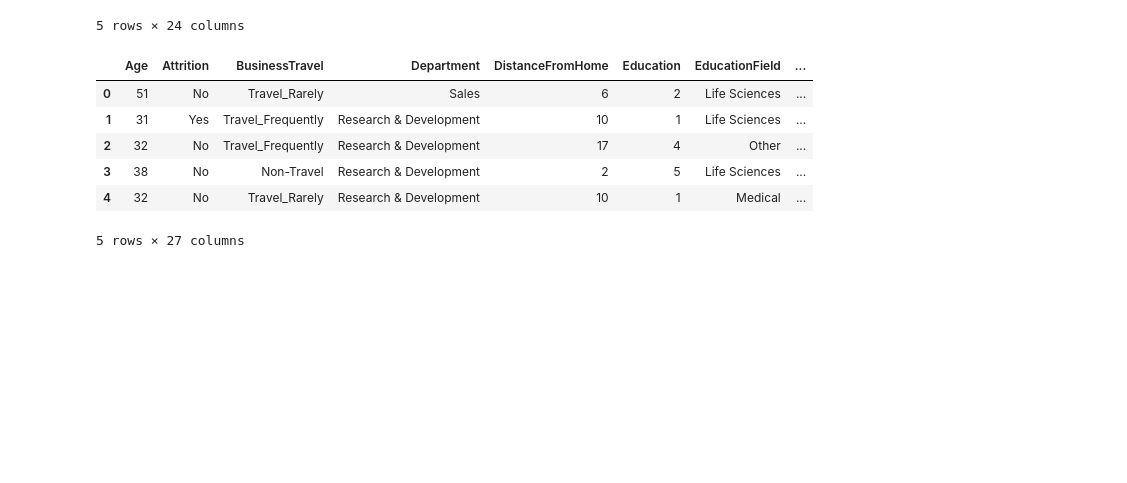
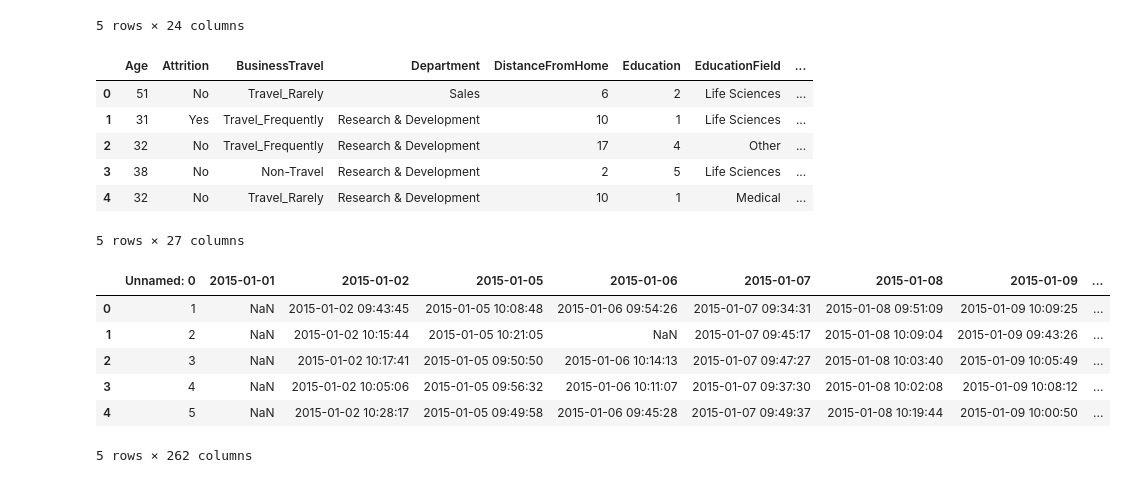
Before and after one commit to masete/Hr-Data-Analytics, a Jupyter notebook: clean-hr.ipynb, the cells around one changed output. Drawn from its saved outputs; the diff is of its cells as text; code cells hidden in the pictures; blank space fills up the shorter version.

```diff
--- a/clean-hr.ipynb
+++ b/clean-hr.ipynb
@@ -48,3 +49,13 @@ new_general_data = general_data.merge(employee_survey_data,left_on='EmployeeID',
 all_data = new_general_data.merge(manager_survey_data,
                                   left_on='EmployeeID',
                                   right_on='EmployeeID')
+# %%
+in_time.head()
+# %% [output]
+|  | Unnamed: 0 | 2015-01-01 | 2015-01-02 | 2015-01-05 | 2015-01-06 | 2015-01-07 | 2015-01-08 | 2015-01-09 | ... |
+| 0 | 1 | NaN | 2015-01-02 09:43:45 | 2015-01-05 10:08:48 | 2015-01-06 09:54:26 | 2015-01-07 09:34:31 | 2015-01-08 09:51:09 | 2015-01-09 10:09:25 | ... |
+| 1 | 2 | NaN | 2015-01-02 10:15:44 | 2015-01-05 10:21:05 | NaN | 2015-01-07 09:45:17 | 2015-01-08 10:09:04 | 2015-01-09 09:43:26 | ... |
+| 2 | 3 | NaN | 2015-01-02 10:17:41 | 2015-01-05 09:50:50 | 2015-01-06 10:14:13 | 2015-01-07 09:47:27 | 2015-01-08 10:03:40 | 2015-01-09 10:05:49 | ... |
+| 3 | 4 | NaN | 2015-01-02 10:05:06 | 2015-01-05 09:56:32 | 2015-01-06 10:11:07 | 2015-01-07 09:37:30 | 2015-01-08 10:02:08 | 2015-01-09 10:08:12 | ... |
+| 4 | 5 | NaN | 2015-01-02 10:28:17 | 2015-01-05 09:49:58 | 2015-01-06 09:45:28 | 2015-01-07 09:49:37 | 2015-01-08 10:19:44 | 2015-01-09 10:00:50 | ... |
+5 rows × 262 columns
```
Also changed, not shown: parts of 7 cells of this notebook.
